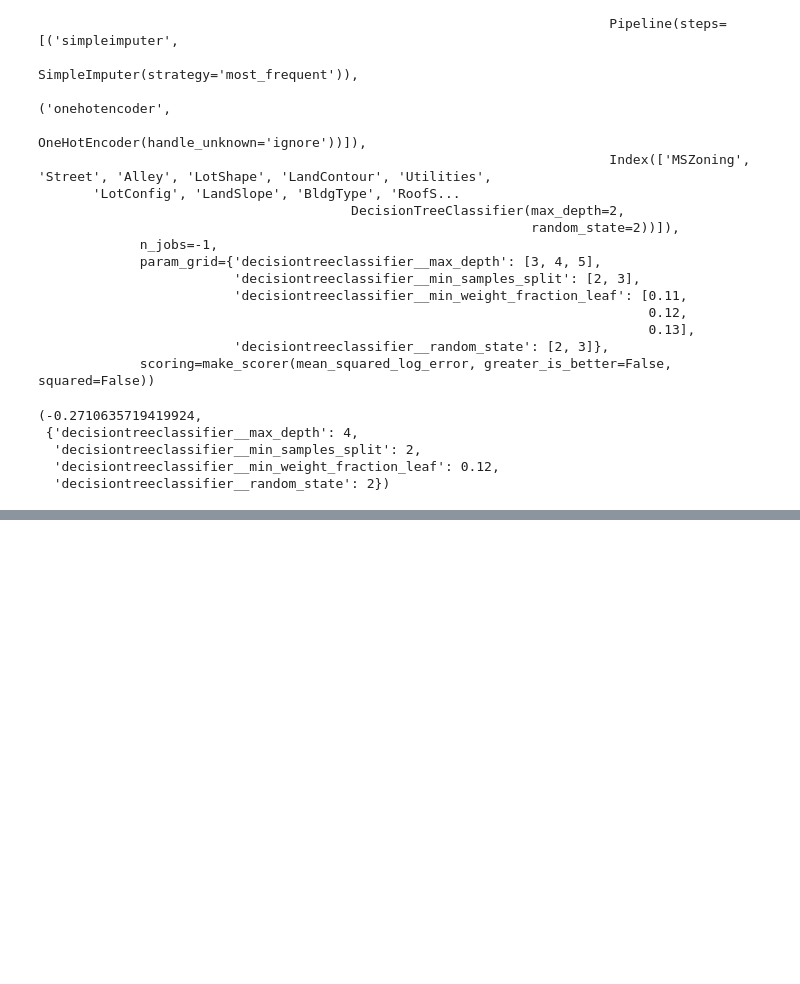
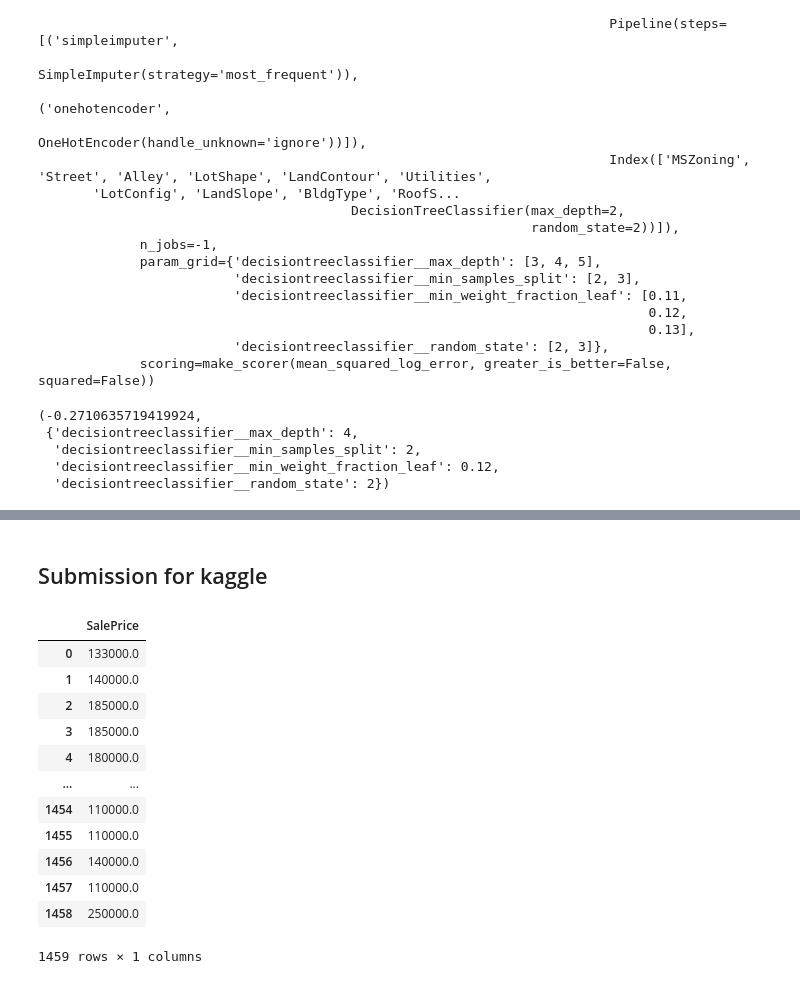
Before and after one commit to arminhazo/houseprices, a Jupyter notebook: notebooks/data_prep_and_train.ipynb, the cells around one changed output, grey strips where cells are left out. Cells and saved outputs as stored; diff of their text form; code cells hidden in the pictures; blank space fills up the shorter version.

Commit message:
Added fitting to optimized pipeline, prediction of test set and writing to csv file in notebook

```diff
--- a/notebooks/data_prep_and_train.ipynb
+++ b/notebooks/data_prep_and_train.ipynb
@@ -331,3 +331,7 @@ search.best_score_, search.best_params_
   'decisiontreeclassifier__min_samples_split': 2,
   'decisiontreeclassifier__min_weight_fraction_leaf': 0.12,
   'decisiontreeclassifier__random_state': 2})
+# %%
+pipe_optimized = search.best_estimator_
+# %%
+pipe_optimized.fit(X,y)
@@ -333,0 +358,24 @@ search.best_score_, search.best_params_
+# %% [markdown]
+## Submission for kaggle
+# %%
+X_test = pd.read_csv('data/raw/test.csv')
+# %%
+y_pred_optimized = pipe_optimized.predict(X_test)
+# %%
+submission_df = pd.DataFrame(y_pred_optimized,X_test.index)
+submission_df.columns = ['SalePrice']
+submission_df
+# %% [output]
+|  | SalePrice |
+| 0 | 133000.0 |
+| 1 | 140000.0 |
+| 2 | 185000.0 |
+| 3 | 185000.0 |
+| 4 | 180000.0 |
+| ... | ... |
+| 1454 | 110000.0 |
+| 1455 | 110000.0 |
+| 1456 | 140000.0 |
+| 1457 | 110000.0 |
+| 1458 | 250000.0 |
+1459 rows × 1 columns
```
Also changed, not shown: parts of 2 cells of this notebook, 1 other file.
